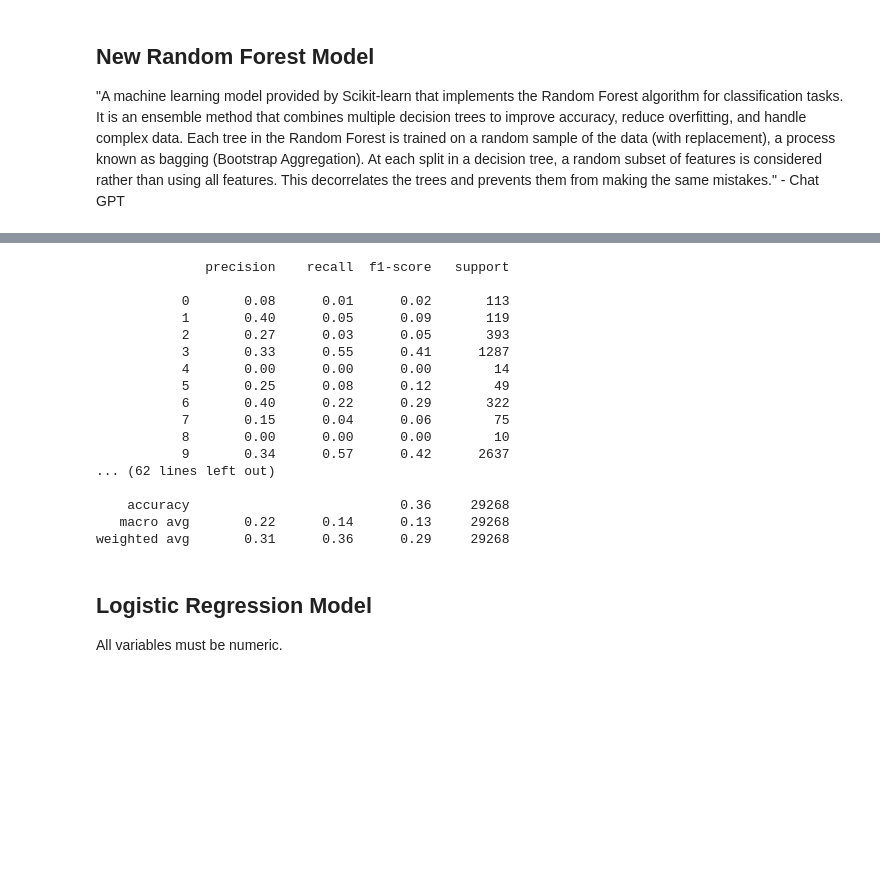
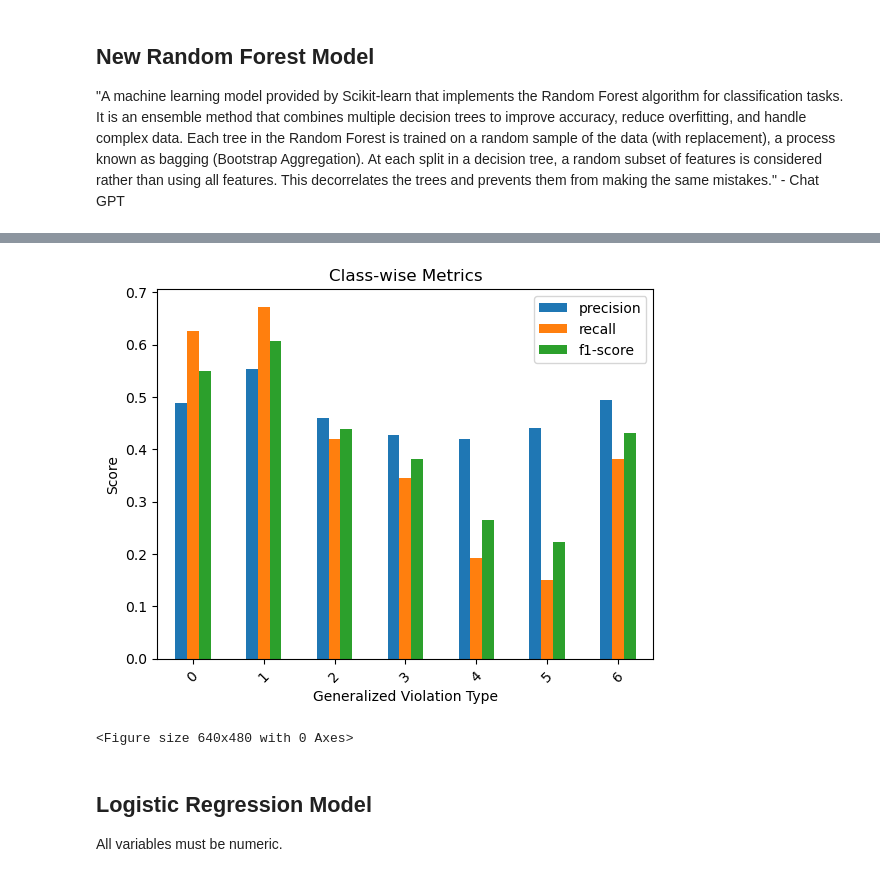
Before and after one commit to kevinzhouhogwarts/project_4_air_quality_machine_learning, a Jupyter notebook: new_random_forest_model.ipynb, the cells around one changed output, grey strips where cells are left out. Drawn from its saved outputs; the diff is of its cells as text; code cells hidden in the pictures; blank space fills up the shorter version.

Commit message:
updates to new random forest model

```diff
--- a/new_random_forest_model.ipynb
+++ b/new_random_forest_model.ipynb
@@ -32,7 +32,7 @@ df
 # %%
 # Define features (X) and target variable (y)
 X = df[['WEEKEND', 'ISSUING_AGENCY_NAME', 'NEIGHBORHOOD', 'PLATE_STATE', 'PERIOD_OF_DAY']]
-y = df['VIOLATION_CODE']
+y = df['GENERAL_VIOLATION_CATEGORY']
 # %%
 # Split the data into training and testing sets
 X_train, X_test, y_train, y_test = train_test_split(X, y, test_size=0.3, random_state=42)
@@ -50,25 +50,24 @@ ValueError: could not convert string to float: 'DEPARTMENT OF PUBLIC WORKS'
 y_pred = model.predict(X_test)
 # %%
 # Generate and print the classification report
-print(classification_report(y_test, y_pred, zero_division=0))
+random_forest_report = classification_report(y_test, y_pred, zero_division=0, output_dict=True)
-# %% [output]
-              precision    recall  f1-score   support
-
-           0       0.08      0.01      0.02       113
-           1       0.40      0.05      0.09       119
-           2       0.27      0.03      0.05       393
-           3       0.33      0.55      0.41      1287
-           4       0.00      0.00      0.00        14
-           5       0.25      0.08      0.12        49
-           6       0.40      0.22      0.29       322
-           7       0.15      0.04      0.06        75
-           8       0.00      0.00      0.00        10
-           9       0.34      0.57      0.42      2637
-... (62 lines left out)
-
-    accuracy                           0.36     29268
-   macro avg       0.22      0.14      0.13     29268
-weighted avg       0.31      0.36      0.29     29268
+# %%
+import matplotlib.pyplot as plt
+
+# Generate per-class scores as bar chart
+random_forest_report_df = pd.DataFrame(random_forest_report).transpose()
+
+random_forest_report_df[['precision', 'recall', 'f1-score']].iloc[:-3].plot(kind='bar')
+plt.title('Class-wise Metrics')
+plt.ylabel('Score')
+plt.xlabel('Generalized Violation Type')
+plt.xticks(rotation=45)
+plt.show()
+
+plt.savefig("Images/new_random_forest_metrics.png", format="png", dpi=300)
+# %% [output]
+[figure, added]
+<Figure size 640x480 with 0 Axes>
 # %% [markdown]
 ## Logistic Regression Model
 All variables must be numeric.
```
Also changed, not shown: parts of 9 cells of this notebook, 8 other files.
